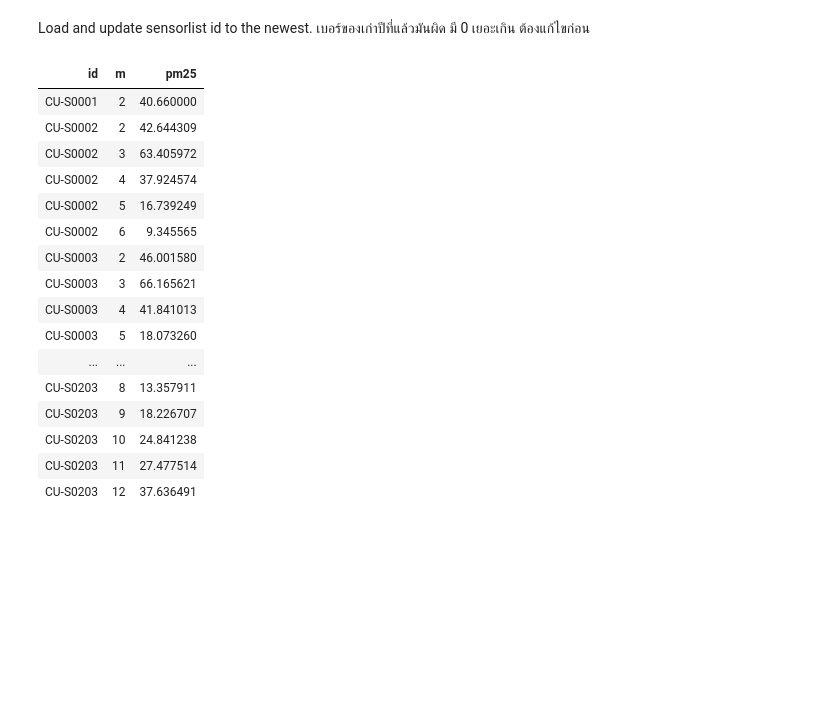
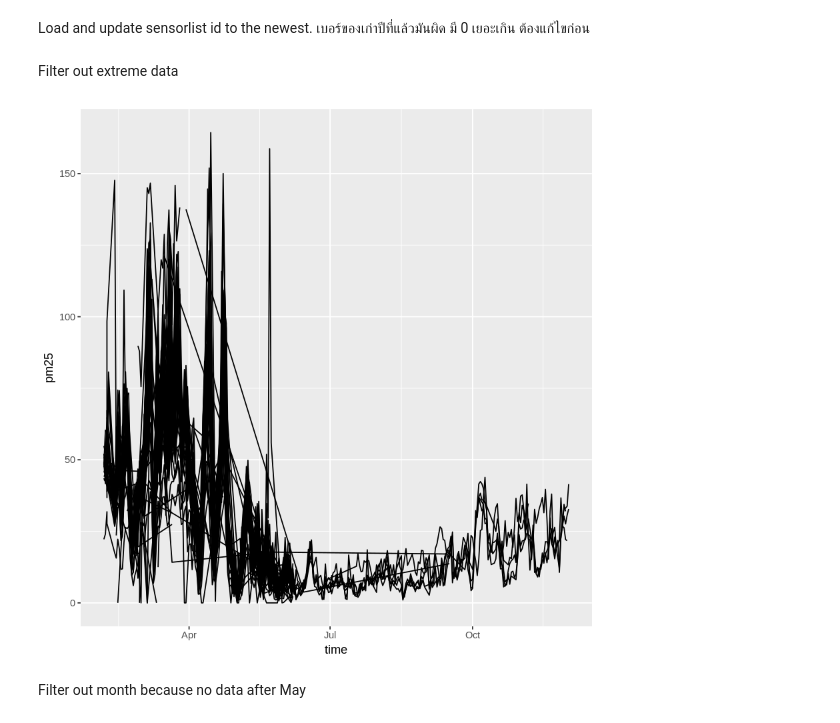
Before and after one commit to Maplub/Jupyter, a Jupyter notebook: Moran I Monthly.ipynb, the cells around one changed output. Cells and saved outputs as stored; diff of their text form; code cells hidden in the pictures; blank space fills up the shorter version.

```diff
--- a/Moran I Monthly.ipynb
+++ b/Moran I Monthly.ipynb
@@ -35,26 +35,14 @@ sensorlist[sensorlist$sensorid=="CU-S00104",3]<-"CU-S0104"
 sensorlist$sensorid <- as.factor(sensorlist$sensorid)
 # %%
 daily<-read.csv("https://raw.githubusercontent.com/Maplub/AirQualityData/master/PM2-5_2018_daily.csv")
-# %%
-monthly
-# %% [output]
-| id | m | pm25 |
-| CU-S0001 | 2 | 40.660000 |
-| CU-S0002 | 2 | 42.644309 |
-| CU-S0002 | 3 | 63.405972 |
-| CU-S0002 | 4 | 37.924574 |
-| CU-S0002 | 5 | 16.739249 |
-| CU-S0002 | 6 | 9.345565 |
-| CU-S0003 | 2 | 46.001580 |
-| CU-S0003 | 3 | 66.165621 |
-| CU-S0003 | 4 | 41.841013 |
-| CU-S0003 | 5 | 18.073260 |
-| ... | ... | ... |
-| CU-S0203 | 8 | 13.357911 |
-| CU-S0203 | 9 | 18.226707 |
-| CU-S0203 | 10 | 24.841238 |
-| CU-S0203 | 11 | 27.477514 |
-| CU-S0203 | 12 | 37.636491 |
+# %% [markdown]
+Filter out extreme data
+# %%
+daily<-sqldf("select * from daily where pm25<1000")
 # %%
 daily$time <- as.POSIXct(daily$time, "%Y-%m-%d")
+# %%
+ggplot(daily,aes(time,pm25,group=id))+geom_line()
+# %% [output]
+[figure, added]
 # %%
@@ -61,0 +50,2 @@ daily$m <- as.numeric(format(daily$timepos,"%m"))
+# %% [markdown]
+Filter out month because no data after May
```
Also changed, not shown: parts of 4 cells of this notebook, 3 other files.
